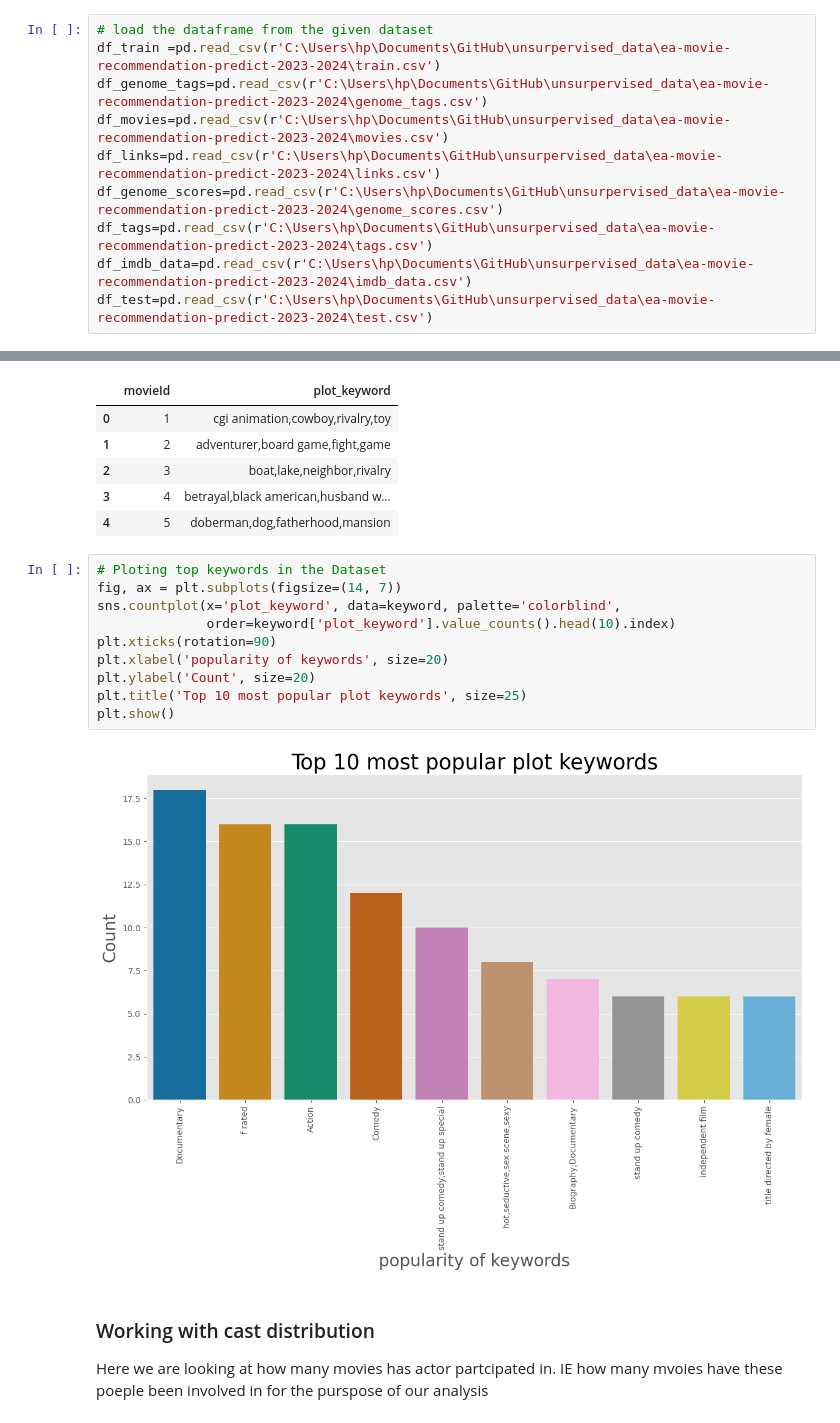
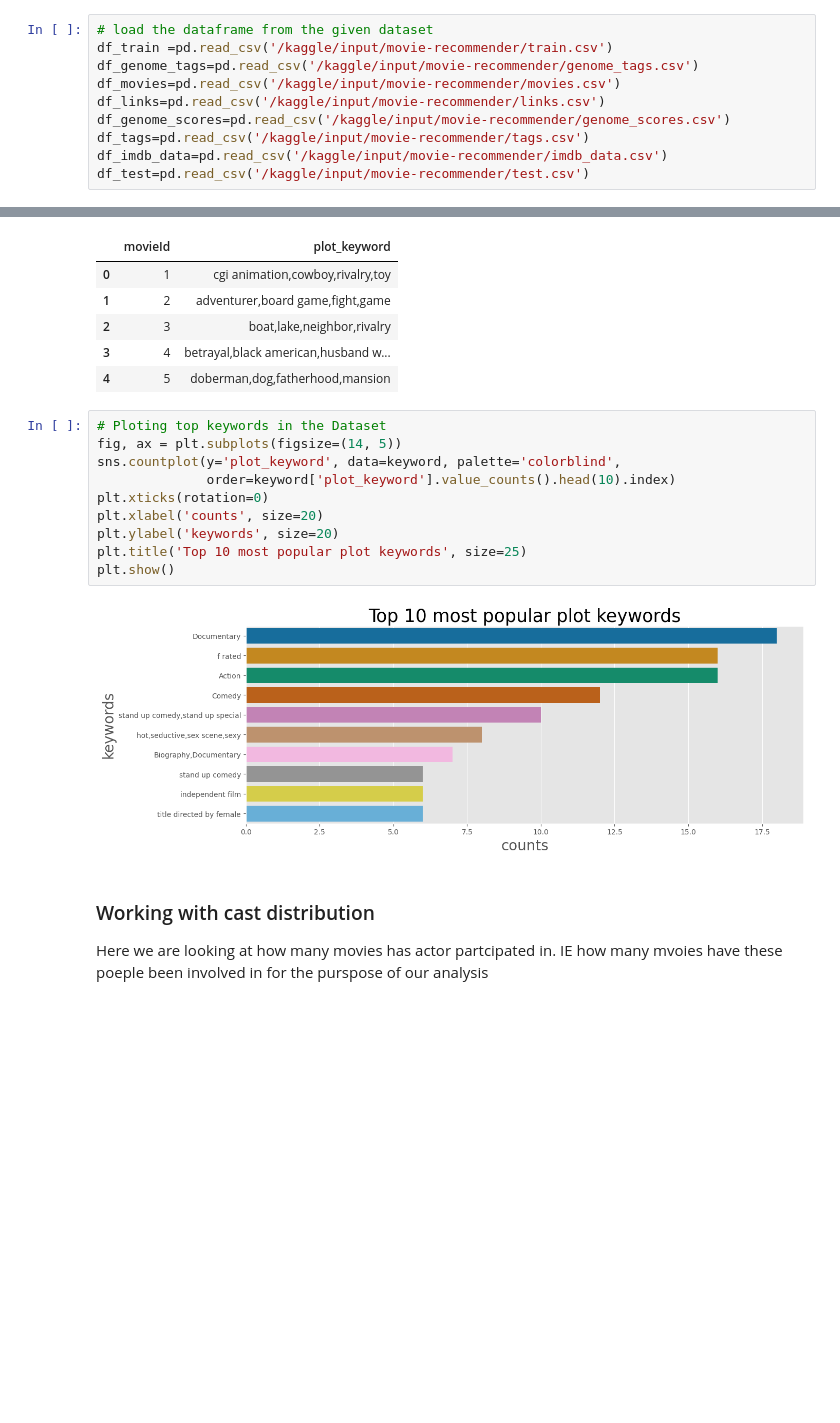
Before and after one commit to HlawuR/SmartRecommender, a Jupyter notebook: Unsupervised_skeleton_notebook.ipynb, the cells around one changed output, grey strips where cells are left out. Saved outputs shown, nothing was run; the diff lists cells and outputs as text; blank space fills up the shorter version.

```diff
--- a/Unsupervised_skeleton_notebook.ipynb
+++ b/Unsupervised_skeleton_notebook.ipynb
@@ -115,11 +147,11 @@ from scipy.sparse import csr_matrix
 <a href=#cont>Back to Table of Contents</a>
 # %%
 # load the dataframe from the given dataset
-df_train =pd.read_csv(r'C:\Users\hp\Documents\GitHub\unsurpervised_data\ea-movie-recommendation-predict-2023-2024\train.csv')
-df_genome_tags=pd.read_csv(r'C:\Users\hp\Documents\GitHub\unsurpervised_data\ea-movie-recommendation-predict-2023-2024\genome_tags.csv')
-df_movies=pd.read_csv(r'C:\Users\hp\Documents\GitHub\unsurpervised_data\ea-movie-recommendation-predict-2023-2024\movies.csv')
-df_links=pd.read_csv(r'C:\Users\hp\Documents\GitHub\unsurpervised_data\ea-movie-recommendation-predict-2023-2024\links.csv')
-df_genome_scores=pd.read_csv(r'C:\Users\hp\Documents\GitHub\unsurpervised_data\ea-movie-recommendation-predict-2023-2024\genome_scores.csv')
-df_tags=pd.read_csv(r'C:\Users\hp\Documents\GitHub\unsurpervised_data\ea-movie-recommendation-predict-2023-2024\tags.csv')
-df_imdb_data=pd.read_csv(r'C:\Users\hp\Documents\GitHub\unsurpervised_data\ea-movie-recommendation-predict-2023-2024\imdb_data.csv')
-df_test=pd.read_csv(r'C:\Users\hp\Documents\GitHub\unsurpervised_data\ea-movie-recommendation-predict-2023-2024\test.csv')
+df_train =pd.read_csv('/kaggle/input/movie-recommender/train.csv')
+df_genome_tags=pd.read_csv('/kaggle/input/movie-recommender/genome_tags.csv')
+df_movies=pd.read_csv('/kaggle/input/movie-recommender/movies.csv')
+df_links=pd.read_csv('/kaggle/input/movie-recommender/links.csv')
+df_genome_scores=pd.read_csv('/kaggle/input/movie-recommender/genome_scores.csv')
+df_tags=pd.read_csv('/kaggle/input/movie-recommender/tags.csv')
+df_imdb_data=pd.read_csv('/kaggle/input/movie-recommender/imdb_data.csv')
+df_test=pd.read_csv('/kaggle/input/movie-recommender/test.csv')
@@ -761,16 +784,16 @@ keyword.head()
 | 4 | 5 | doberman,dog,fatherhood,mansion |
 # %%
 # Ploting top keywords in the Dataset
-fig, ax = plt.subplots(figsize=(14, 7))
-sns.countplot(x='plot_keyword', data=keyword, palette='colorblind',
+fig, ax = plt.subplots(figsize=(14, 5))
+sns.countplot(y='plot_keyword', data=keyword, palette='colorblind',
               order=keyword['plot_keyword'].value_counts().head(10).index)
-plt.xticks(rotation=90)
-plt.xlabel('popularity of keywords', size=20)
-plt.ylabel('Count', size=20)
+plt.xticks(rotation=0)
+plt.xlabel('counts', size=20)
+plt.ylabel('keywords', size=20)
 plt.title('Top 10 most popular plot keywords', size=25)
 plt.show()
 # %% [output]
-[figure, old version]
+[figure, new version]
 # %% [markdown]
 ### Working with cast distribution
 
```
Also changed, not shown: parts of 71 cells of this notebook.
